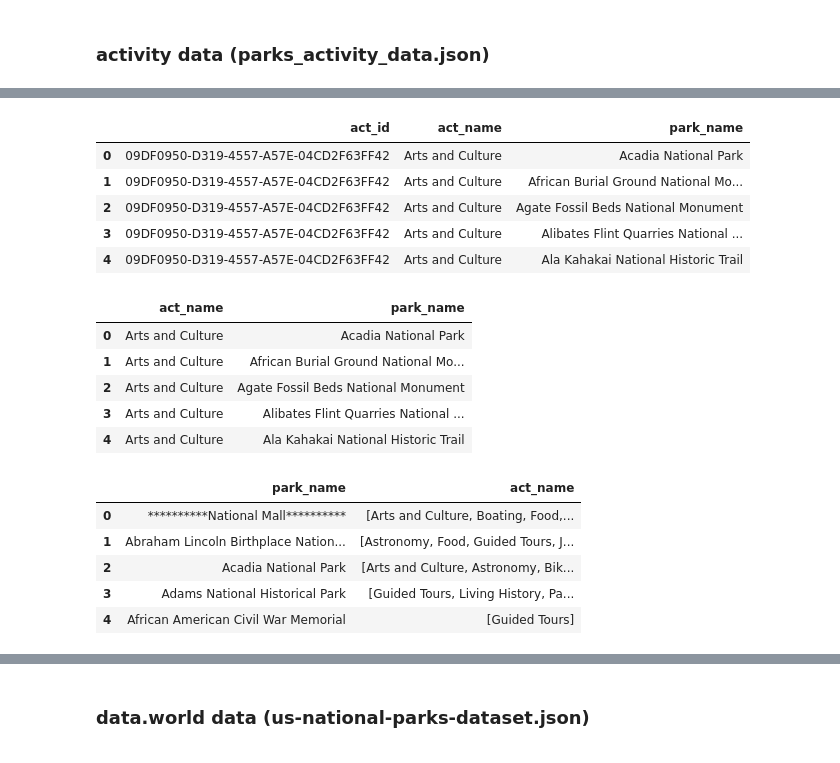
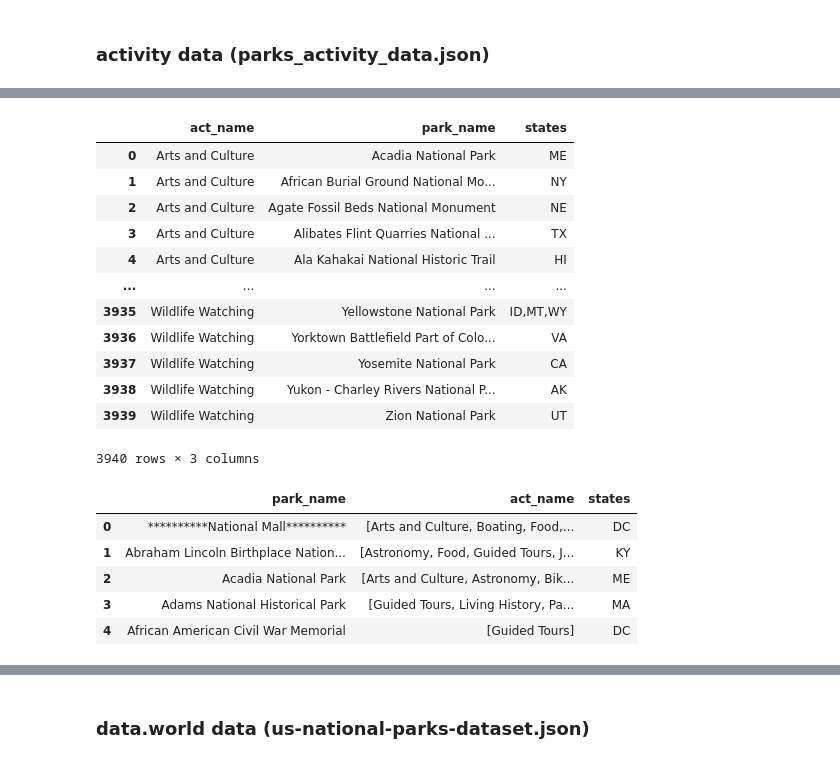
Before and after one commit to wgachugu/Project3-NationalTreasure, a Jupyter notebook: Dataframe_to_MongoDB.ipynb, the cells around one changed output, grey strips where cells are left out. Saved outputs shown, nothing was run; the diff lists cells and outputs as text; code cells hidden in the pictures.

Commit message:
update activity data

```diff
--- a/Dataframe_to_MongoDB.ipynb
+++ b/Dataframe_to_MongoDB.ipynb
@@ -101,70 +101,76 @@ results
 # %%
 # Extract activity data from results (non-pandas way)
 
 # create an empty list (will become df later)
 data_list = []
 
 # use a for loop to go through results data
 
 for i in results['data']:
     #print(i)
     act_id = i['id']
     act_name = i['name']
     parks_list = [park_dict['fullName'] for park_dict in i['parks']]
     for park_dict in i['parks']:
         park_name = park_dict['fullName']
+        states = park_dict['states']  # extract the states
         df2 = {
-            'act_id': act_id,
             'act_name': act_name,
-            'park_name': park_name
+            'park_name': park_name,
+            'states': states  # add the states to the dictionary
         }
         data_list.append(df2)
 
 # convert into dataframe
 activity_df = pd.DataFrame(data_list)
-activity_df.head()
+activity_df
 # %% [output]
-|  | act_id | act_name | park_name |
-| 0 | 09DF0950-D319-4557-A57E-04CD2F63FF42 | Arts and Culture | Acadia National Park |
-| 1 | 09DF0950-D319-4557-A57E-04CD2F63FF42 | Arts and Culture | African Burial Ground National Mo... |
-| 2 | 09DF0950-D319-4557-A57E-04CD2F63FF42 | Arts and Culture | Agate Fossil Beds National Monument |
-| 3 | 09DF0950-D319-4557-A57E-04CD2F63FF42 | Arts and Culture | Alibates Flint Quarries National ... |
-| 4 | 09DF0950-D319-4557-A57E-04CD2F63FF42 | Arts and Culture | Ala Kahakai National Historic Trail |
+|  | act_name | park_name | states |
+| 0 | Arts and Culture | Acadia National Park | ME |
+| 1 | Arts and Culture | African Burial Ground National Mo... | NY |
+| 2 | Arts and Culture | Agate Fossil Beds National Monument | NE |
+| 3 | Arts and Culture | Alibates Flint Quarries National ... | TX |
+| 4 | Arts and Culture | Ala Kahakai National Historic Trail | HI |
+| ... | ... | ... | ... |
+| 3935 | Wildlife Watching | Yellowstone National Park | ID,MT,WY |
+| 3936 | Wildlife Watching | Yorktown Battlefield Part of Colo... | VA |
+| 3937 | Wildlife Watching | Yosemite National Park | CA |
+| 3938 | Wildlife Watching | Yukon - Charley Rivers National P... | AK |
+| 3939 | Wildlife Watching | Zion National Park | UT |
+3940 rows × 3 columns
-# %%
-# Remove act_id column
-activity_df = activity_df[["act_name","park_name"]]
-activity_df.head()
-# %% [output]
-|  | act_name | park_name |
-| 0 | Arts and Culture | Acadia National Park |
-| 1 | Arts and Culture | African Burial Ground National Mo... |
-| 2 | Arts and Culture | Agate Fossil Beds National Monument |
-| 3 | Arts and Culture | Alibates Flint Quarries National ... |
-| 4 | Arts and Culture | Ala Kahakai National Historic Trail |
 # %%
 # Reorganize data --> key: park_name; value: list of corresponding activities (act_name)
-act_dict = activity_df.groupby('park_name')['act_name'].apply(list).to_dict()
+# act_dict = activity_df.groupby('park_name')[['act_name','states']].apply(list).to_dict()
 # act_dict
-
+act_dict = activity_df.groupby('park_name')[['act_name','states']].apply(lambda g: g.values.tolist()).to_dict()
+# act_dict
 act_new_list = []
 for k in list(act_dict.keys()):
 #     print(k)
+#     print(act_dict[k][0][1])
+    act_tem = []
+    for act in act_dict[k]:
+#         print(act[0])
+        act_tem.append(act[0])
+#     print(act_tem)
+    state = act_dict[k][0][1]
     act_new_df = {
         'park_name':k,
-        'act_name':act_dict[k]
+        'act_name':act_tem,
+        'states': state
     }
-#     print(act_list[k])
+
     act_new_list.append(act_new_df)
 
 activity_new_df = pd.DataFrame(act_new_list)
 activity_new_df.head()
 # %% [output]
-|  | park_name | act_name |
-| 0 | **********National Mall********** | [Arts and Culture, Boating, Food,... |
-| 1 | Abraham Lincoln Birthplace Nation... | [Astronomy, Food, Guided Tours, J... |
-| 2 | Acadia National Park | [Arts and Culture, Astronomy, Bik... |
-| 3 | Adams National Historical Park | [Guided Tours, Living History, Pa... |
-| 4 | African American Civil War Memorial | [Guided Tours] |
+|  | park_name | act_name | states |
+| 0 | **********National Mall********** | [Arts and Culture, Boating, Food,... | DC |
+| 1 | Abraham Lincoln Birthplace Nation... | [Astronomy, Food, Guided Tours, J... | KY |
+| 2 | Acadia National Park | [Arts and Culture, Astronomy, Bik... | ME |
+| 3 | Adams National Historical Park | [Guided Tours, Living History, Pa... | MA |
+| 4 | African American Civil War Memorial | [Guided Tours] | DC |
 # %%
 # load activity data to MongoDB
 
```
Also changed, not shown: parts of 3 cells of this notebook.
